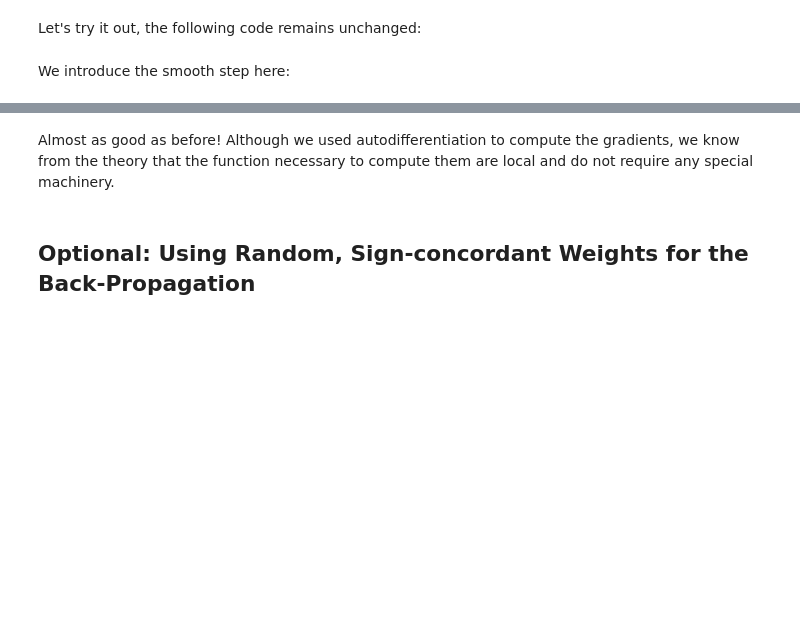
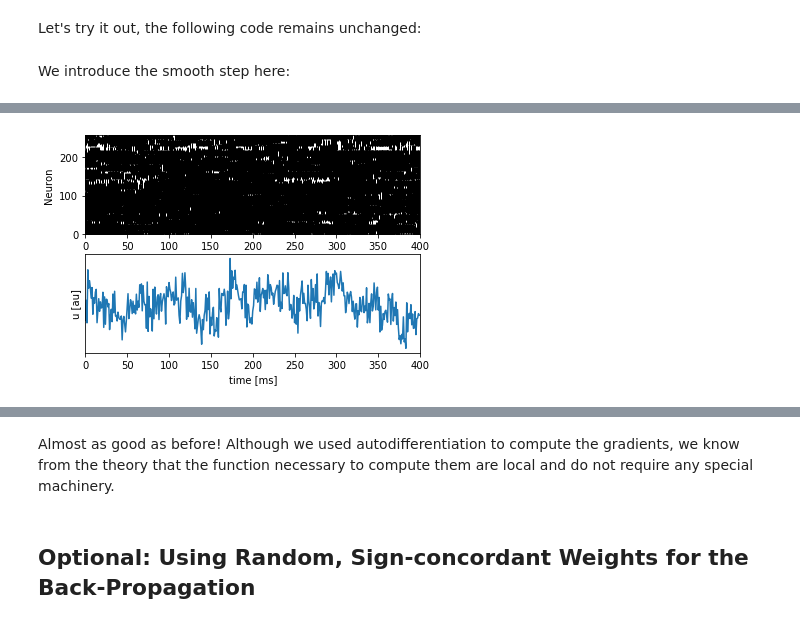
Before and after one commit to surrogate-gradient-learning/pytorch-lif-autograd, a Jupyter notebook: tutorial01_dcll_localerrors.ipynb, the cells around one changed output, grey strips where cells are left out. Cells and saved outputs as stored; diff of their text form; code cells hidden in the pictures; blank space fills up the shorter version.

```diff
--- a/tutorial01_dcll_localerrors.ipynb
+++ b/tutorial01_dcll_localerrors.ipynb
@@ -436,13 +436,15 @@ for e in range(300):
 # %%
 Sprobe = np.empty([T,Nout])
 readProbe = np.empty([T,1])
 
 for n in range(T):
     state, u = layer1.forward(Sin[n])
     Sprobe[n] = state.S.clone().data.cpu().numpy()
     readProbe[n] = random_readout(smooth_step(u)).data.cpu().numpy()
 
-ax1, ax2 = dclllib.plotLIF(U=readProbe, S=Sprobe)
+ax1, ax2 = snn_utils.plotLIF(U=readProbe, S=Sprobe)
+# %% [output]
+[figure, added]
 # %%
 plt.plot(readProbe, linewidth=3)
 plt.plot(yhat, linewidth=3,alpha=.5)
```
Also changed, not shown: parts of 14 cells of this notebook, 2 other files.
